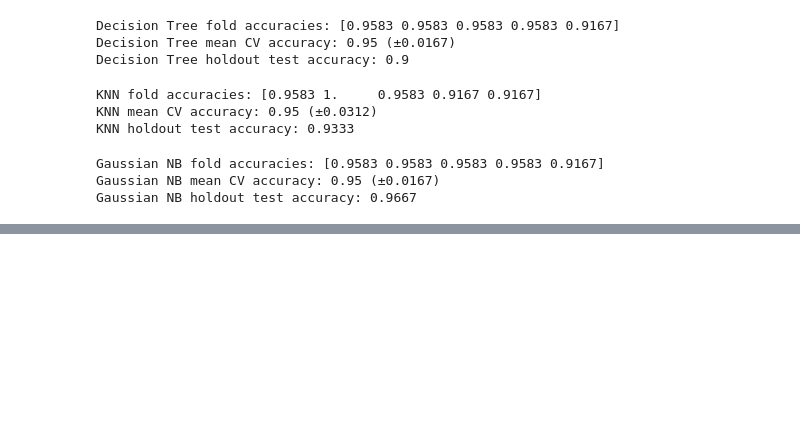
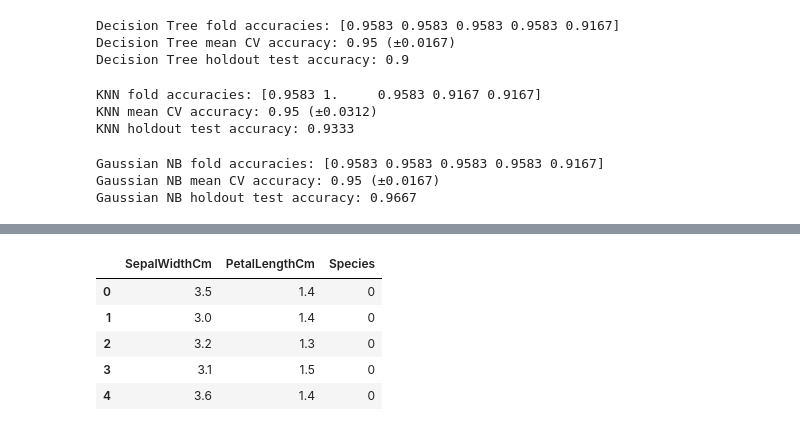
Before and after one commit to MaharramovMurad/Iris-Species-Classification, a Jupyter notebook: iris_flower_classification.ipynb, the cells around one changed output, grey strips where cells are left out. Drawn from its saved outputs; the diff is of its cells as text; code cells hidden in the pictures; blank space fills up the shorter version.

```diff
--- a/iris_flower_classification.ipynb
+++ b/iris_flower_classification.ipynb
@@ -394,0 +406,12 @@ Random Forest holdout test accuracy: 0.9
+# %%
+from sklearn.preprocessing import LabelEncoder
+le = LabelEncoder()
+iris_reduced["Species"] = le.fit_transform(iris_reduced["Species"])
+iris_reduced.head()
+# %% [output]
+|  | SepalWidthCm | PetalLengthCm | Species |
+| 0 | 3.5 | 1.4 | 0 |
+| 1 | 3.0 | 1.4 | 0 |
+| 2 | 3.2 | 1.3 | 0 |
+| 3 | 3.1 | 1.5 | 0 |
+| 4 | 3.6 | 1.4 | 0 |
```
Also changed, not shown: parts of 16 cells of this notebook.
